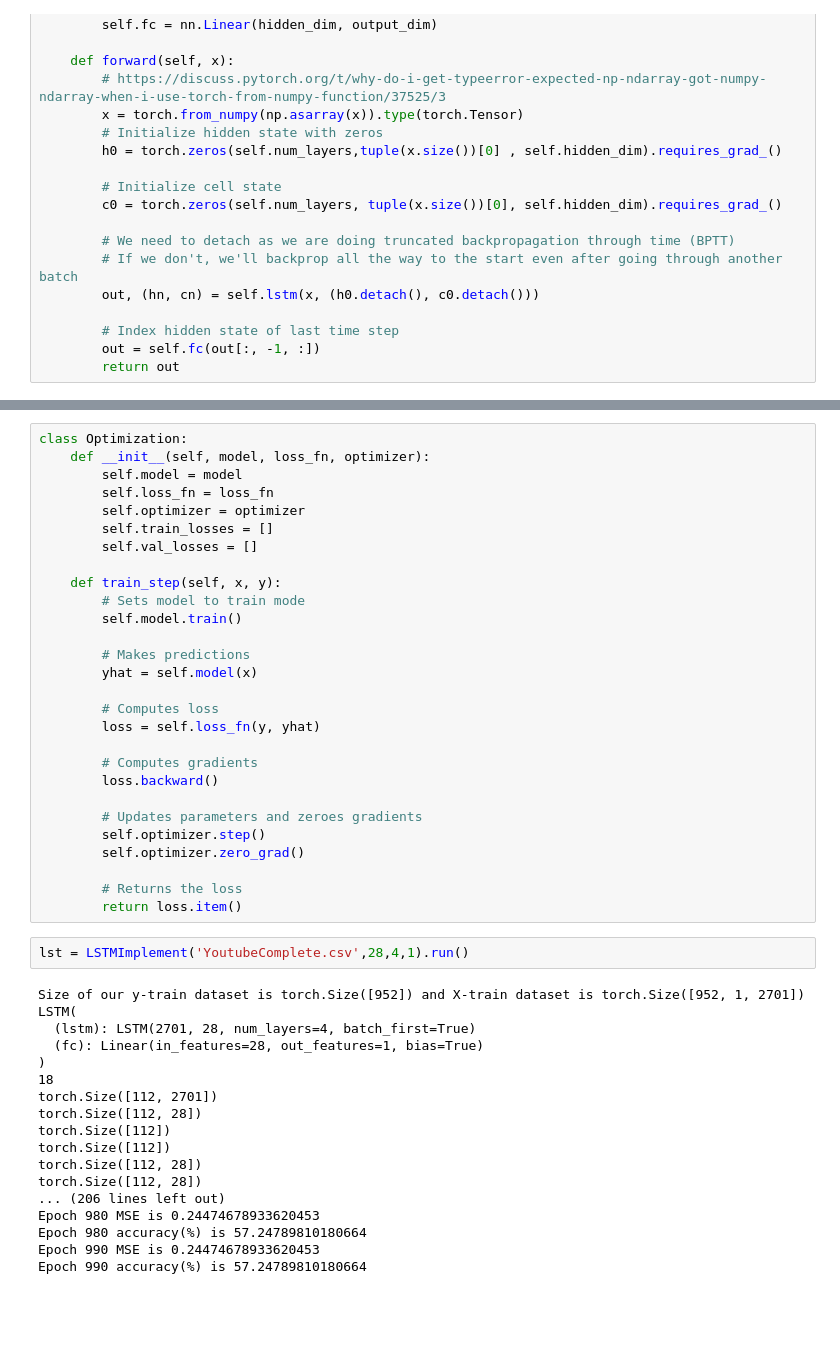
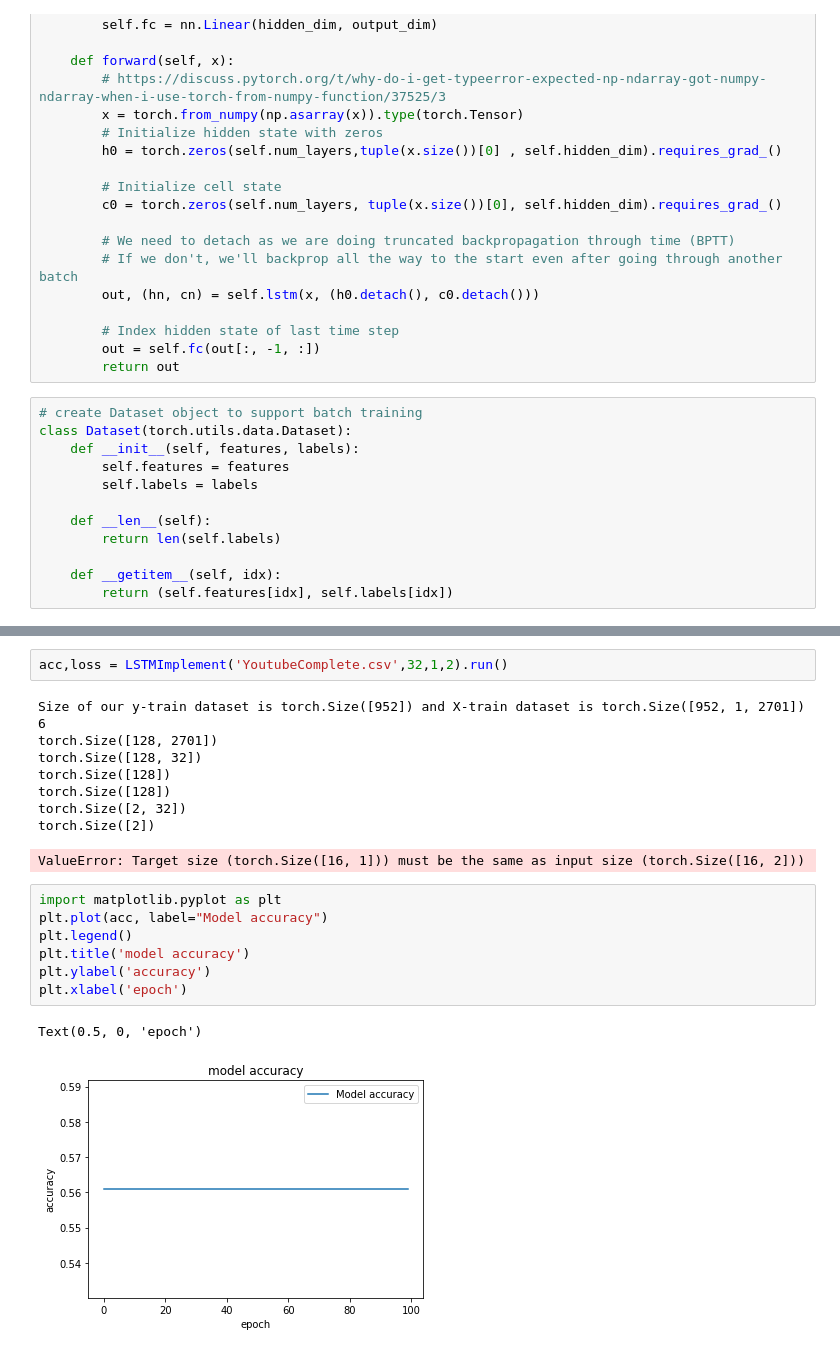
Before and after one commit to Aneruth/Spam_Detection, a Jupyter notebook: lstmTest.ipynb, the cells around one changed output, grey strips where cells are left out. Drawn from its saved outputs; the diff is of its cells as text; blank space fills up the shorter version.

```diff
--- a/lstmTest.ipynb
+++ b/lstmTest.ipynb
@@ -101,6 +101,18 @@ class LSTM(nn.Module):
         # Index hidden state of last time step
         out = self.fc(out[:, -1, :])
         return out
+# %%
+# create Dataset object to support batch training
+class Dataset(torch.utils.data.Dataset):
+    def __init__(self, features, labels):
+        self.features = features
+        self.labels = labels
+
+    def __len__(self):
+        return len(self.labels)
+
+    def __getitem__(self, idx):
+        return (self.features[idx], self.labels[idx])
 # %%
 class LSTMImplement:
 
@@ -164,48 +191,22 @@ class LSTMImplement:
-# %%
-class Optimization:
-    def __init__(self, model, loss_fn, optimizer):
-        self.model = model
-        self.loss_fn = loss_fn
-        self.optimizer = optimizer
-        self.train_losses = []
-        self.val_losses = []
-
-    def train_step(self, x, y):
-        # Sets model to train mode
-        self.model.train()
-
-        # Makes predictions
-        yhat = self.model(x)
-
-        # Computes loss
-        loss = self.loss_fn(y, yhat)
-
-        # Computes gradients
-        loss.backward()
-
-        # Updates parameters and zeroes gradients
-        self.optimizer.step()
-        self.optimizer.zero_grad()
-
-        # Returns the loss
-        return loss.item()
 # %%
-lst = LSTMImplement('YoutubeComplete.csv',28,4,1).run()
+acc,loss = LSTMImplement('YoutubeComplete.csv',32,1,2).run()
 # %% [output]
 Size of our y-train dataset is torch.Size([952]) and X-train dataset is torch.Size([952, 1, 2701])
-LSTM(
-  (lstm): LSTM(2701, 28, num_layers=4, batch_first=True)
-  (fc): Linear(in_features=28, out_features=1, bias=True)
-)
-18
-torch.Size([112, 2701])
-torch.Size([112, 28])
-torch.Size([112])
-torch.Size([112])
-torch.Size([112, 28])
-torch.Size([112, 28])
-... (206 lines left out)
-Epoch 980 MSE is 0.24474678933620453
-Epoch 980 accuracy(%) is 57.24789810180664
-Epoch 990 MSE is 0.24474678933620453
-Epoch 990 accuracy(%) is 57.24789810180664
+6
+torch.Size([128, 2701])
+torch.Size([128, 32])
+torch.Size([128])
+torch.Size([128])
+torch.Size([2, 32])
+torch.Size([2])
+ValueError: Target size (torch.Size([16, 1])) must be the same as input size (torch.Size([16, 2]))
+# %%
+import matplotlib.pyplot as plt
+plt.plot(acc, label="Model accuracy")
+plt.legend()
+plt.title('model accuracy')
+plt.ylabel('accuracy')
+plt.xlabel('epoch')
+# %% [output]
+Text(0.5, 0, 'epoch')
+[figure, added]
```
Also changed, not shown: parts of 5 cells of this notebook, 22 other files.
